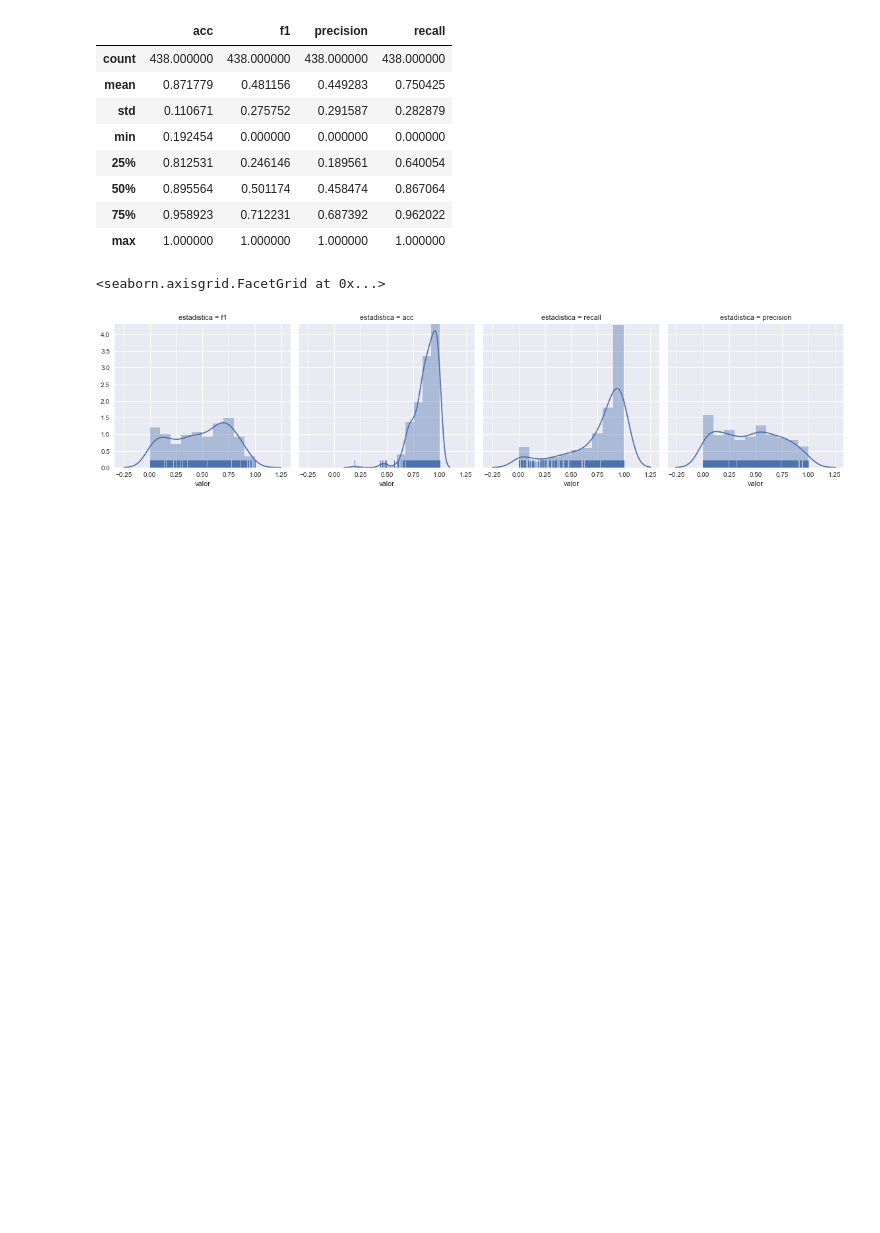
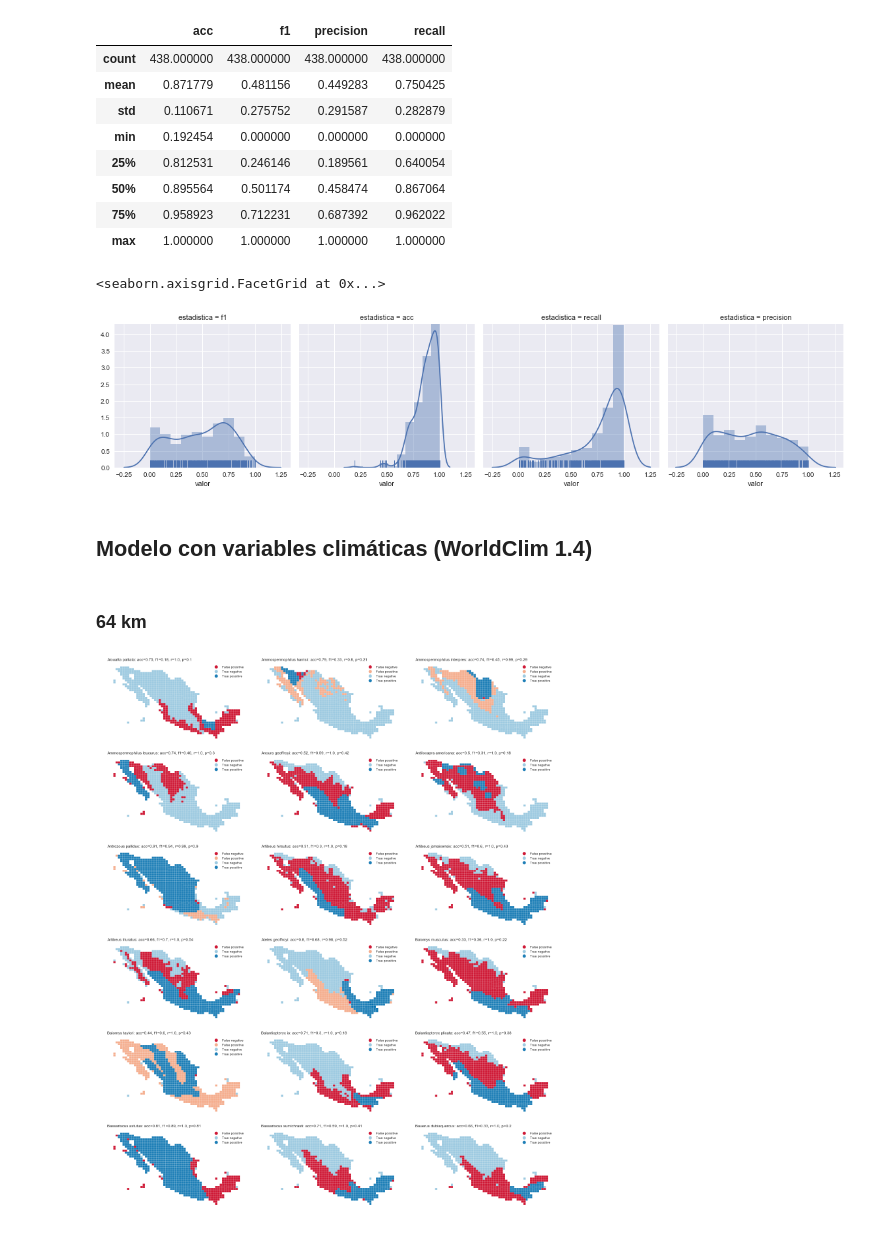
Before and after one commit to rausial/species_notebooks, a Jupyter notebook: SPECIES_vs_Expertos.ipynb, the cells around one changed output. Cells and saved outputs as stored; diff of their text form; code cells hidden in the pictures; blank space fills up the shorter version.

```diff
--- a/SPECIES_vs_Expertos.ipynb
+++ b/SPECIES_vs_Expertos.ipynb
@@ -329,7 +374,7 @@ def plot_confussion_maps(sdms_df, num_plots):
     my_cmap = ListedColormap(sns.color_palette(flatui).as_hex())
 
     nrows = num_plots // 3
-    f, axes = plt.subplots(nrows=nrows, ncols=3, figsize=(20, 20))
+    f, axes = plt.subplots(nrows=nrows, ncols=3, figsize=(20, nrows*4))
     sp_grp = sdms_df.groupby('species')
 
     axes = axes.flat
@@ -764,3 +741,5 @@ g.map(sns.distplot, 'valor', bins=10, kde=True, rug=True)
 # %% [output]
 <seaborn.axisgrid.FacetGrid at 0x...>
 [figure]
+# %% [markdown]
+## Modelo con variables climáticas (WorldClim 1.4)
@@ -766,0 +748,2 @@ g.map(sns.distplot, 'valor', bins=10, kde=True, rug=True)
+# %% [markdown]
+### 64 km
@@ -766,0 +752,4 @@ g.map(sns.distplot, 'valor', bins=10, kde=True, rug=True)
+# %%
+plot_confussion_maps(sdms64_abio_df, 20)
+# %% [output]
+[figure, added]
```
Also changed, not shown: parts of 52 cells of this notebook.
